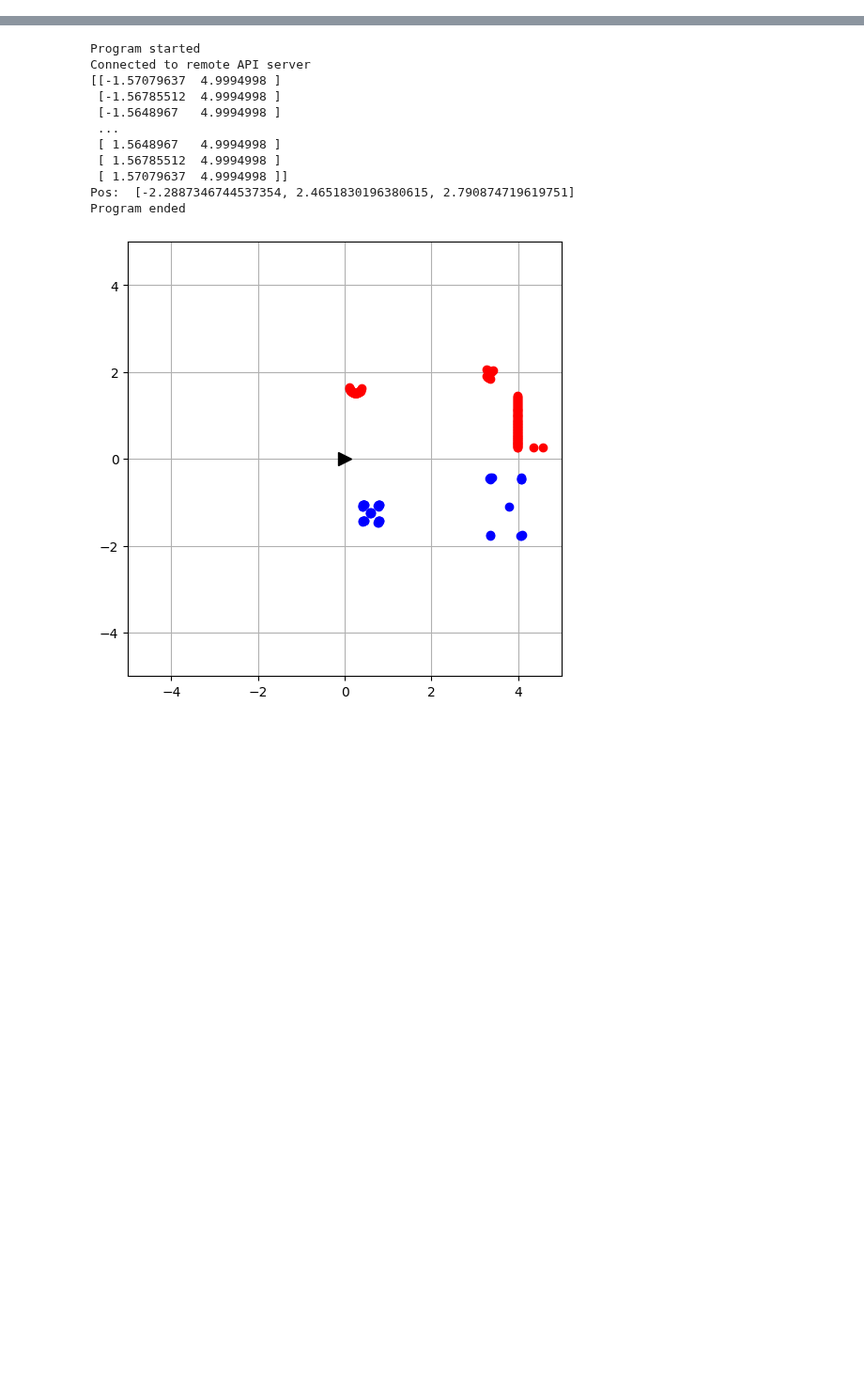
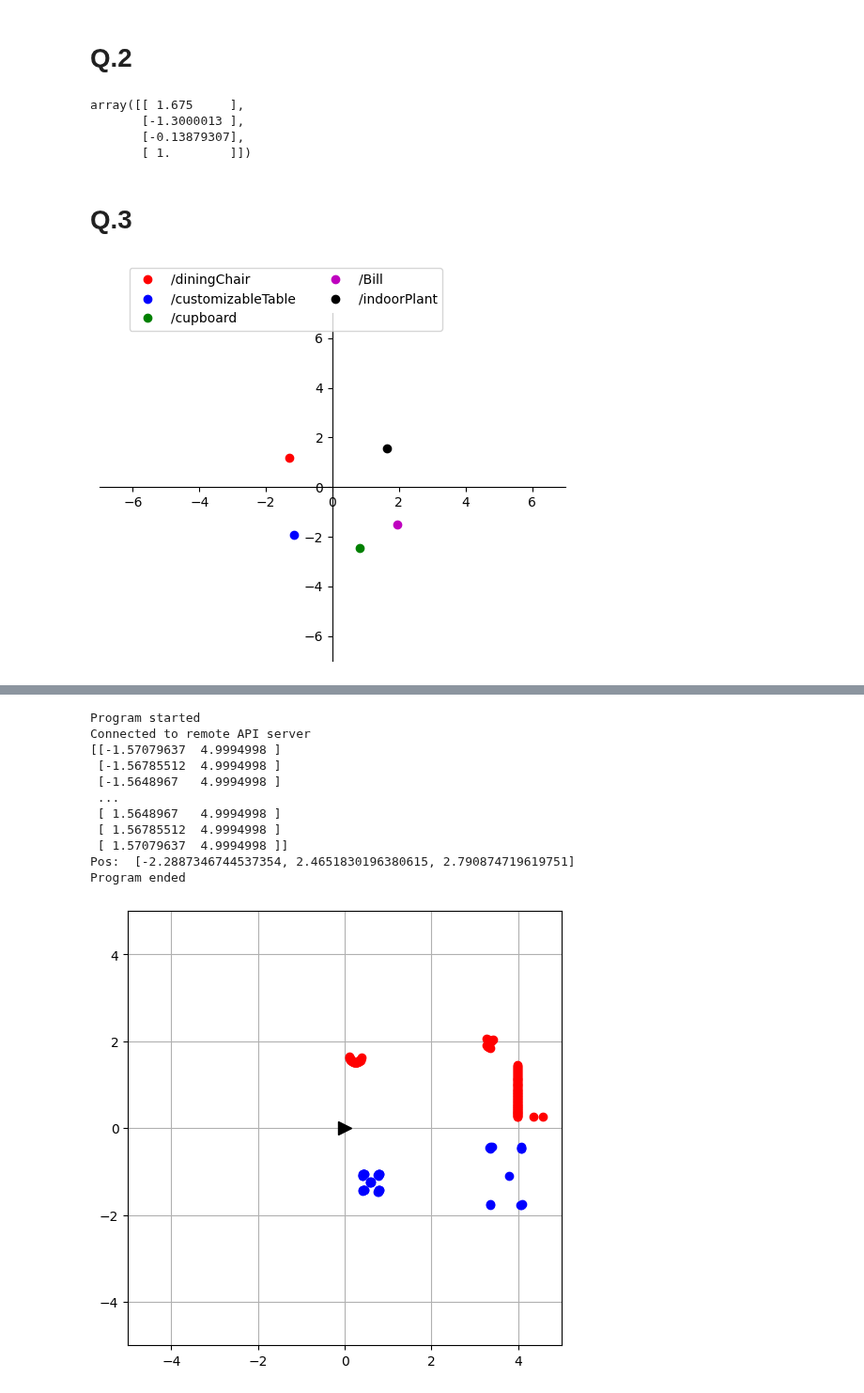
Before and after one commit to EnnesJp/robotica-movel-tp1, a Jupyter notebook: robotica-movel-tp1.ipynb, the cells around one changed output, grey strips where cells are left out. Shown at 94% size. Drawn from its saved outputs; the diff is of its cells as text; code cells hidden in the pictures; blank space fills up the shorter version.

Commit message:
feat: add homogeneous transform

```diff
--- a/robotica-movel-tp1.ipynb
+++ b/robotica-movel-tp1.ipynb
@@ -13,0 +8,3 @@ import time
+# %%
+client = RemoteAPIClient()
+sim = client.require('sim')
@@ -13,0 +57,12 @@ import time
+# %%
+def buildHomogeneousMatrix(rotationMatrix:np.ndarray, translationMatrix:np.ndarray) -> np.ndarray:
+    """
+    Função destinada a montar a matriz de tranformação homogenea
+    :param rotationMatrix: matriz de rotação
+    :param translationMatrix: matriz de translação
+    :return: retorna a matriz de transformação homogênea
+    """
+    upperRows = np.concatenate([rotationMatrix, translationMatrix], axis = 1)
+    lowerRow = np.array([[0, 0, 0, 1]])
+
+    return np.concatenate([upperRows, lowerRow], axis = 0)
@@ -13,0 +73,35 @@ import time
+# %% [markdown]
+# Q.2
+# %%
+def calculateReferance(referentialObjectPath:str, otherObjectPath:str) -> np.ndarray:
+    """
+    Função destinada a calcular a posição de otherObject em relação a referentialObject
+    :param referentialObjectPath: caminho para o objeto que será usado como referencial
+    :param otherObjectPath: caminho para o objeto que será colocado sobre um novo referencial
+    :return: a matriz de posição segundo o objeto de referência
+    """
+    referentialObject = sim.getObject(referentialObjectPath)
+    otherObject = sim.getObject(otherObjectPath)
+
+    refObjPos = np.array([sim.getObjectPosition(referentialObject)])
+    refObjOrient = sim.getObjectOrientation(referentialObject)
+
+    otherObjPos = np.array([sim.getObjectPosition(otherObject)])
+
+    rotationMatrix = fullRotationMatrix(refObjOrient[0], refObjOrient[1], refObjOrient[2]).T
+
+    translationMatrix = rotationMatrix @ -refObjPos.T
+
+    homoMatrix = buildHomogeneousMatrix(rotationMatrix, translationMatrix)
+    otherObjPos = np.concatenate([otherObjPos, np.array([[1]])], axis = 1)
+
+    return homoMatrix @ otherObjPos.T
+# %%
+calculateReferance('/PioneerP3DX','/Bill')
+# %% [output]
+array([[ 1.675     ],
+       [-1.3000013 ],
+       [-0.13879307],
+       [ 1.        ]])
+# %% [markdown]
+# Q.3
@@ -13,0 +153,7 @@ import time
+# %%
+otherObjects = ['/diningChair', '/customizableTable', '/cupboard', '/Bill', '/indoorPlant']
+robotName = '/PioneerP3DX'
+robotRef = calculateReferances(robotName, otherObjects)
+plot2DView([otherObject[1] for otherObject in robotRef], [otherObject[0] for otherObject in robotRef])
+# %% [output]
+[figure, added]
```
Also changed, not shown: parts of 14 cells of this notebook.
